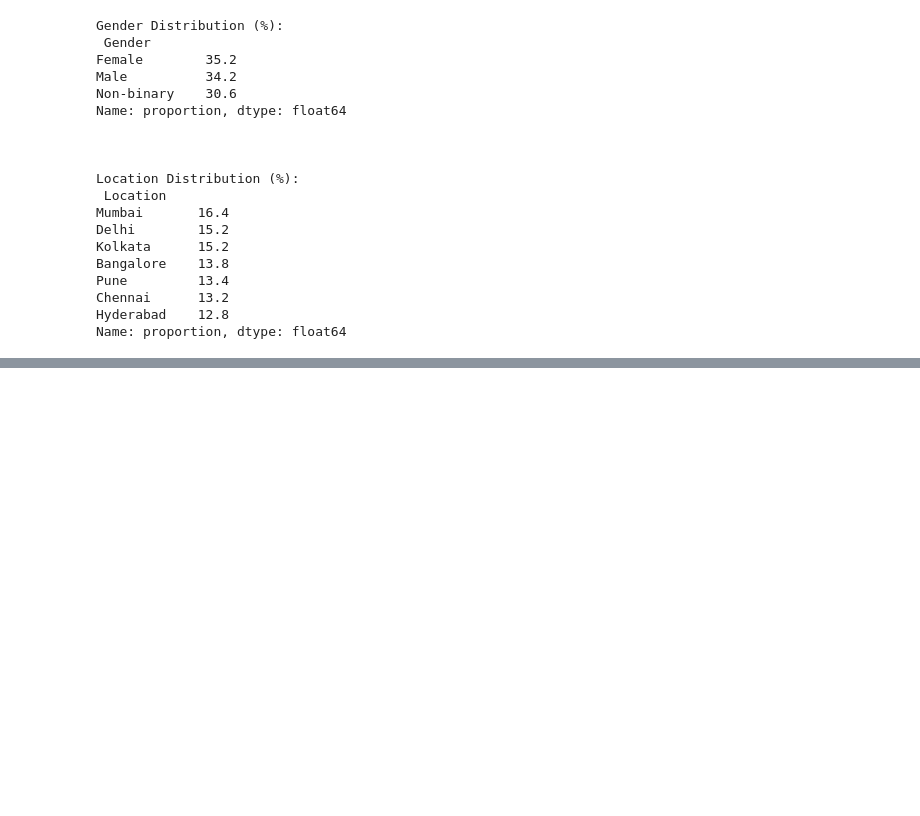
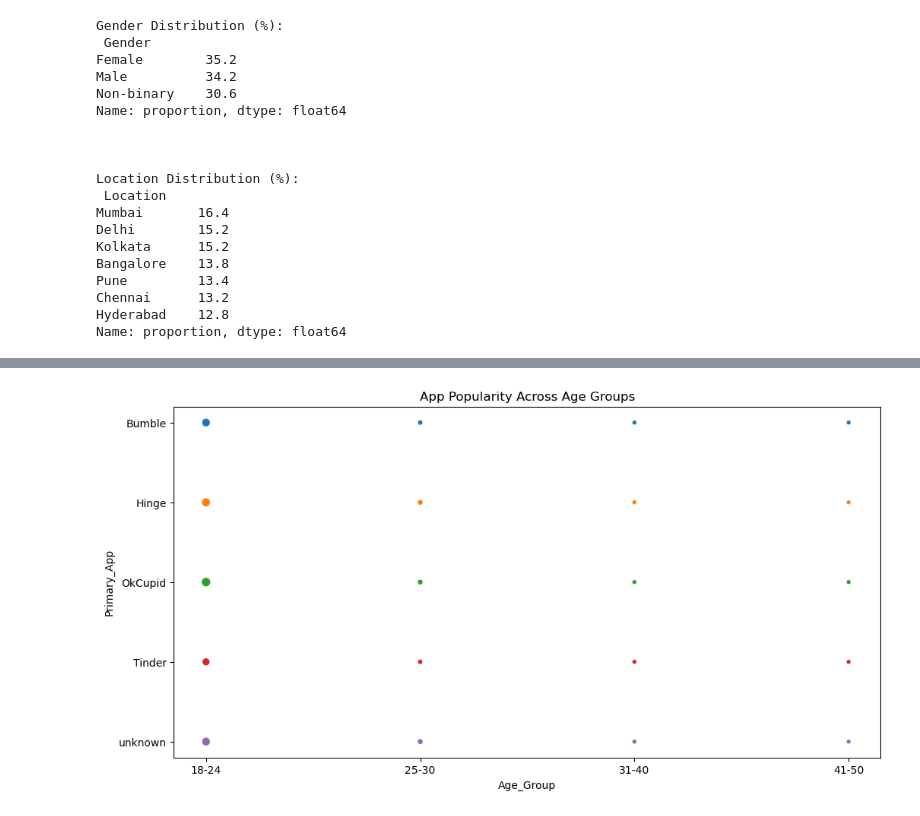
Before and after one commit to scriptkid03/ML-EDA, a Jupyter notebook: notebooks/deep-exploratory-analysis.ipynb, the cells around one changed output, grey strips where cells are left out. Saved outputs shown, nothing was run; the diff lists cells and outputs as text; code cells hidden in the pictures; blank space fills up the shorter version.

```diff
--- a/notebooks/deep-exploratory-analysis.ipynb
+++ b/notebooks/deep-exploratory-analysis.ipynb
@@ -114,0 +133,9 @@ Name: proportion, dtype: float64
+# %%
+# Bubble Chart - Age Group & App Popularity
+app_popularity = df.groupby(["Age_Group", "Primary_App"]).size().reset_index(name="User_Count")
+plt.figure(figsize=(12, 6))
+sns.scatterplot(data=app_popularity, x="Age_Group", y="Primary_App", size="User_Count", hue="Primary_App", legend=False)
+plt.title("App Popularity Across Age Groups")
+plt.show()
+# %% [output]
+[figure, added]
```
Also changed, not shown: parts of 2 cells of this notebook.
